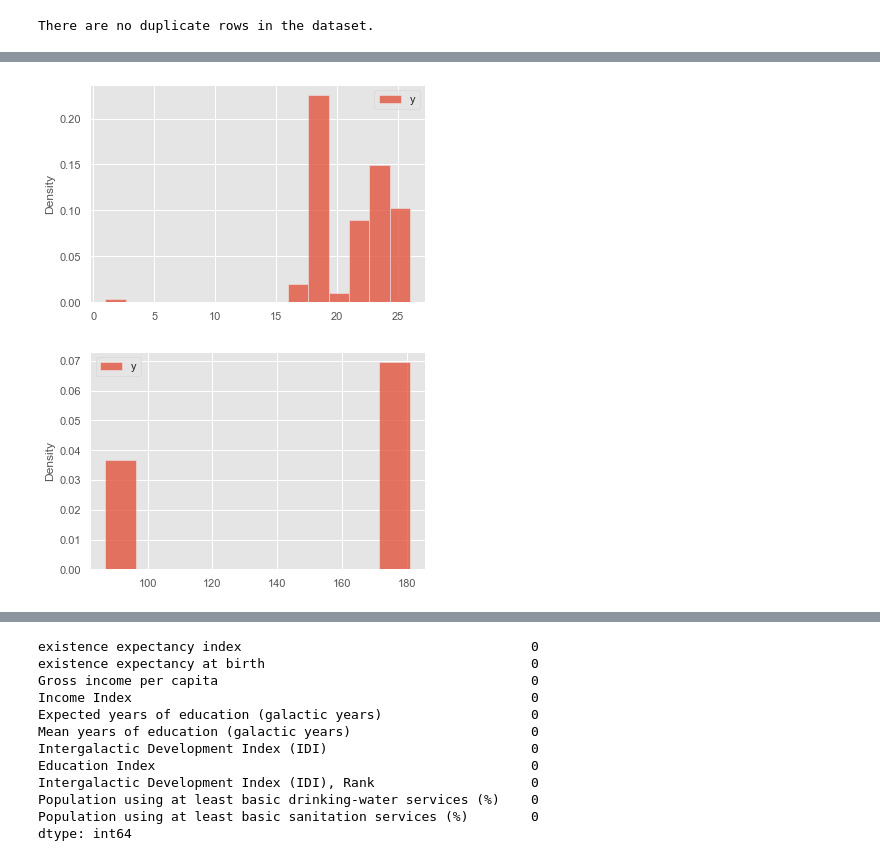
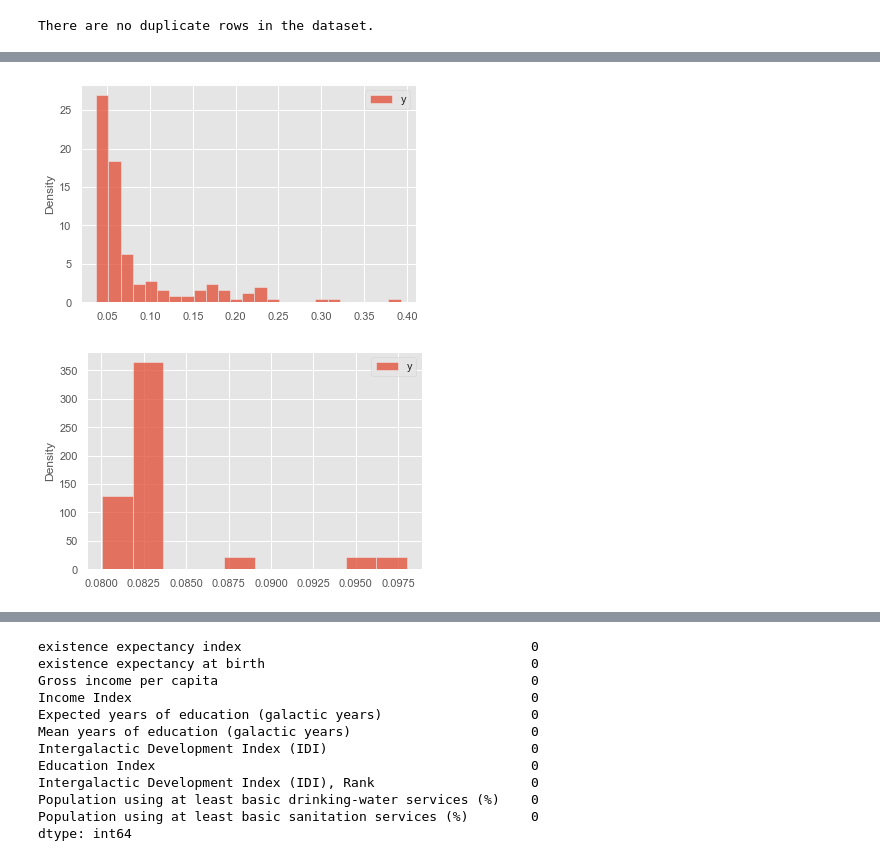
Before and after one commit to kamalzada/Python-codes, a Jupyter notebook: git_repository/Python-capstone-data2.ipynb, the cells around one changed output, grey strips where cells are left out. Saved outputs shown, nothing was run; the diff lists cells and outputs as text; code cells hidden in the pictures.

```diff
--- a/git_repository/Python-capstone-data2.ipynb
+++ b/git_repository/Python-capstone-data2.ipynb
@@ -182,13 +184,16 @@ display(df.groupby('galactic year').count()['y'].to_frame().T,
+# %%
+#df =
+df = df[df['galaxy']!='NGC 5253']
 # %%
-sns.histplot(data=df.groupby('galaxy').count()['y'].to_frame(), stat='density')
+sns.histplot(data=df.groupby('galaxy').mean()['y'].to_frame(), stat='density')
 plt.show()
 # %% [output]
-[figure, old version]
+[figure, new version]
 # %%
-sns.histplot(data=df.groupby('galactic year').count()['y'].to_frame(), bins=10, stat='density')
+sns.histplot(data=df.groupby('galactic year').mean()['y'].to_frame(), bins=10, stat='density')
 plt.show()
 # %% [output]
-[figure, old version]
+[figure, new version]
 # %%
 df['galactic year'] = df['galactic year'].astype('O')
 # %%
```
Also changed, not shown: parts of 13 cells of this notebook.
